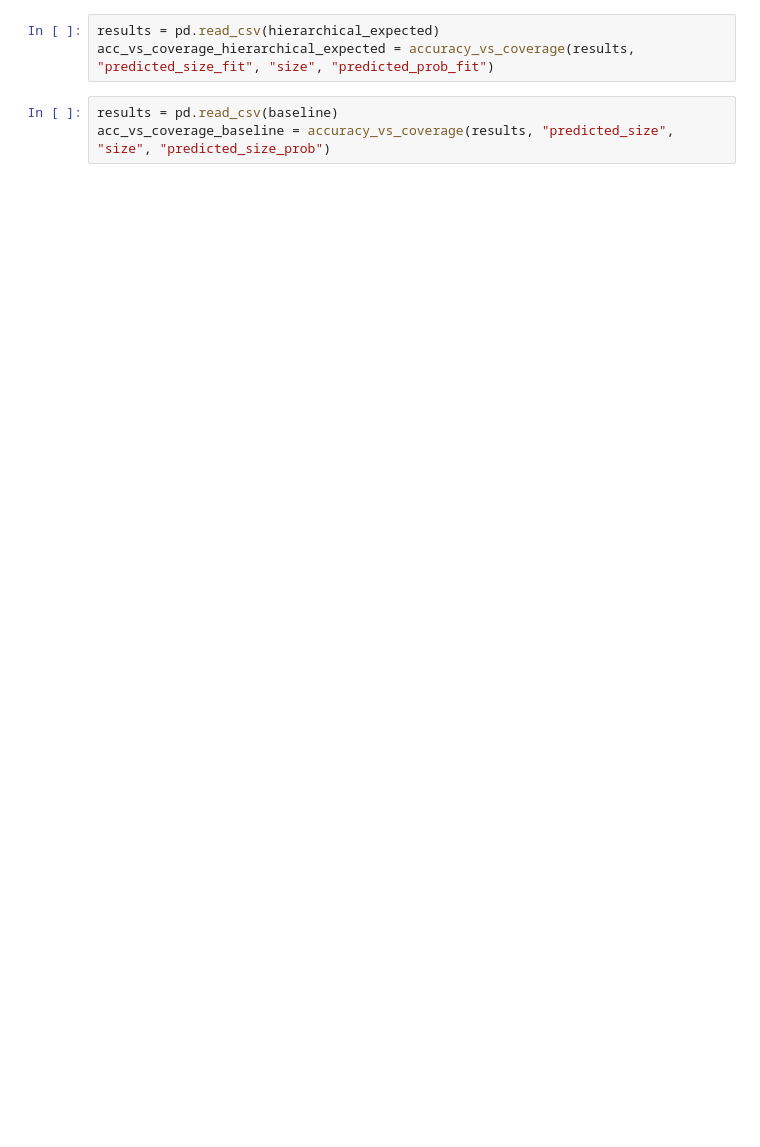
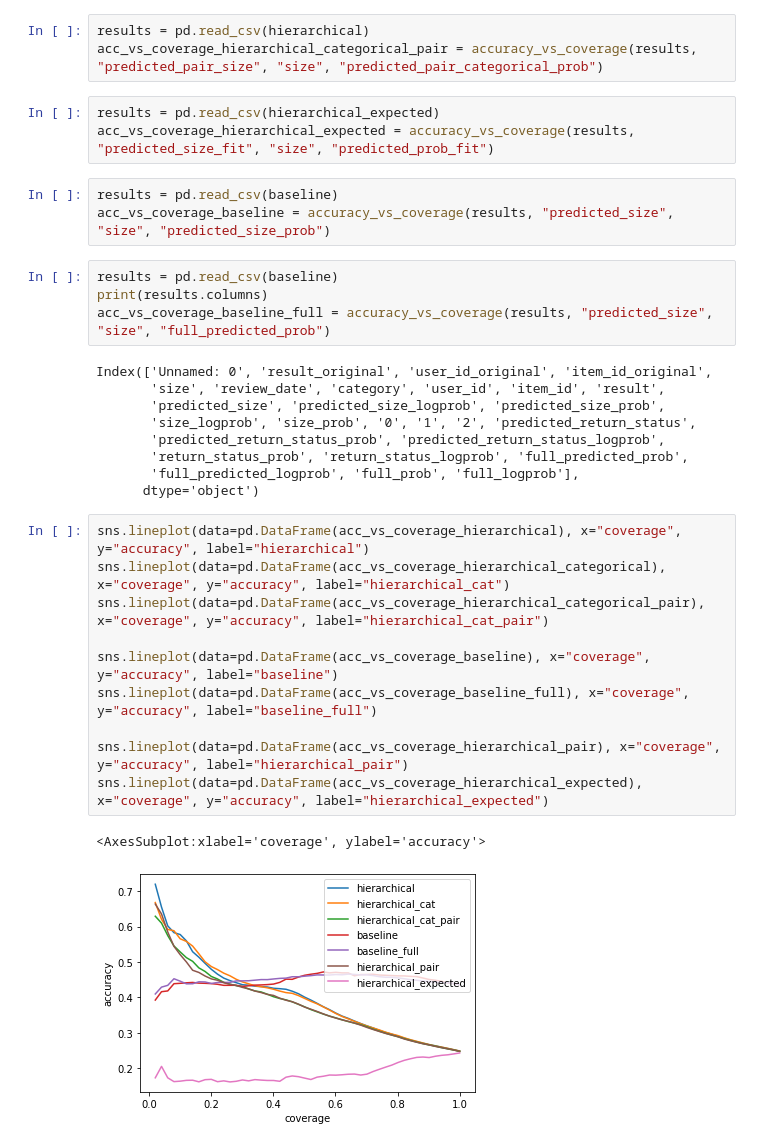
Before and after one commit to mfirgo/clothing_fit_licencjat, a Jupyter notebook: accuracy_vs_coverage.ipynb, the cells around one changed output. Drawn from its saved outputs; the diff is of its cells as text; blank space fills up the shorter version.

```diff
--- a/accuracy_vs_coverage.ipynb
+++ b/accuracy_vs_coverage.ipynb
@@ -26,9 +29,38 @@ acc_vs_coverage_hierarchical = accuracy_vs_coverage(results, "predicted_size_fit
 # %%
 results = pd.read_csv(hierarchical)
 acc_vs_coverage_hierarchical_pair = accuracy_vs_coverage(results, "predicted_pair_size", "size", "predicted_pair_prob")
+# %%
+results = pd.read_csv(hierarchical)
+acc_vs_coverage_hierarchical_categorical_pair = accuracy_vs_coverage(results, "predicted_pair_size", "size", "predicted_pair_categorical_prob")
 # %%
 results = pd.read_csv(hierarchical_expected)
 acc_vs_coverage_hierarchical_expected = accuracy_vs_coverage(results, "predicted_size_fit", "size", "predicted_prob_fit")
 # %%
 results = pd.read_csv(baseline)
 acc_vs_coverage_baseline = accuracy_vs_coverage(results, "predicted_size", "size", "predicted_size_prob")
+# %%
+results = pd.read_csv(baseline)
+print(results.columns)
+acc_vs_coverage_baseline_full = accuracy_vs_coverage(results, "predicted_size", "size", "full_predicted_prob")
+# %% [output]
+Index(['Unnamed: 0', 'result_original', 'user_id_original', 'item_id_original',
+       'size', 'review_date', 'category', 'user_id', 'item_id', 'result',
+       'predicted_size', 'predicted_size_logprob', 'predicted_size_prob',
+       'size_logprob', 'size_prob', '0', '1', '2', 'predicted_return_status',
+       'predicted_return_status_prob', 'predicted_return_status_logprob',
+       'return_status_prob', 'return_status_logprob', 'full_predicted_prob',
+       'full_predicted_logprob', 'full_prob', 'full_logprob'],
+      dtype='object')
+# %%
+sns.lineplot(data=pd.DataFrame(acc_vs_coverage_hierarchical), x="coverage", y="accuracy", label="hierarchical")
+sns.lineplot(data=pd.DataFrame(acc_vs_coverage_hierarchical_categorical), x="coverage", y="accuracy", label="hierarchical_cat")
+sns.lineplot(data=pd.DataFrame(acc_vs_coverage_hierarchical_categorical_pair), x="coverage", y="accuracy", label="hierarchical_cat_pair")
+
+sns.lineplot(data=pd.DataFrame(acc_vs_coverage_baseline), x="coverage", y="accuracy", label="baseline")
+sns.lineplot(data=pd.DataFrame(acc_vs_coverage_baseline_full), x="coverage", y="accuracy", label="baseline_full")
+
+sns.lineplot(data=pd.DataFrame(acc_vs_coverage_hierarchical_pair), x="coverage", y="accuracy", label="hierarchical_pair")
+sns.lineplot(data=pd.DataFrame(acc_vs_coverage_hierarchical_expected), x="coverage", y="accuracy", label="hierarchical_expected")
+# %% [output]
+<AxesSubplot:xlabel='coverage', ylabel='accuracy'>
+[figure, added]
```
Also changed, not shown: parts of 4 cells of this notebook, 2 other files.
